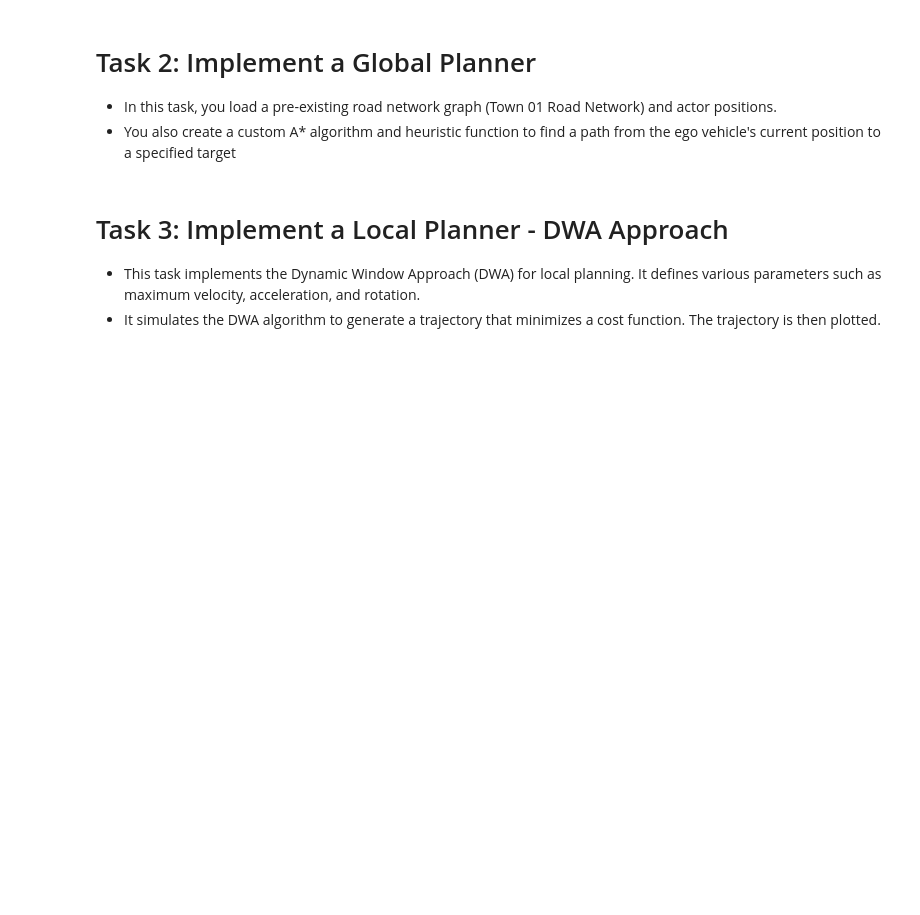
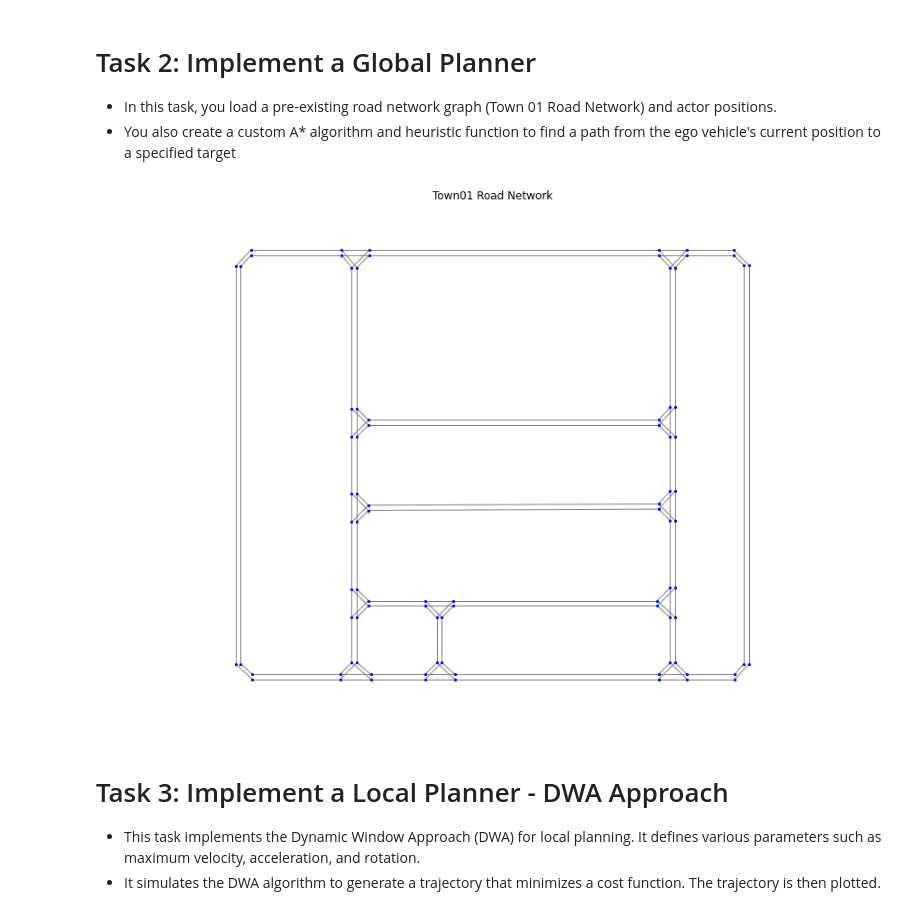
Before and after one commit to lapinxcode/AUVE_LAB_CODES, a Jupyter notebook: lab3/lab3.ipynb, the cells around one changed output. Cells and saved outputs as stored; diff of their text form; code cells hidden in the pictures; blank space fills up the shorter version.

```diff
--- a/lab3/lab3.ipynb
+++ b/lab3/lab3.ipynb
@@ -58,15 +124,31 @@ plt.show()
 # %%
 import pickle
 # %%
-nodes =  pickle.load(open('/home/user/ECN_AUVE_labs/lab2_data/Town01_nodes.pickle', 'rb'))
-edges =  pickle.load(open('/home/user/ECN_AUVE_labs/lab2_data/Town01_edges.pickle', 'rb'))
+nodes =  pickle.load(open("/user/rcoelhopae2025/AUVE_LAB_CODES/scenario2/lab2_data/Town01_nodes.pickle", 'rb'))
+edges =  pickle.load(open("/user/rcoelhopae2025/AUVE_LAB_CODES/scenario2/lab2_data/Town01_edges.pickle", 'rb'))
 
 G = nx.DiGraph()
 G.add_nodes_from(nodes)
 G.add_edges_from(edges)
 node_positions = {waypoint[0]: (waypoint[1]["vertex"][0], waypoint[1]["vertex"][1]) for waypoint in G.nodes.data()}
 
 # Draw the graph via networkx and matplotlib
+plt.figure(figsize=(12, 8))
+
+nx.draw(
+    G,
+    node_positions,
+    node_size=5,
+    node_color='blue',
+    edge_color='gray',
+    arrows=False
+)
+
+plt.title("Town01 Road Network")
+plt.axis("equal")
+plt.show()
+# %% [output]
+[figure, added]
 # %%
 from utils import get_actor_T_world
 
```
Also changed, not shown: parts of 4 cells of this notebook, 6 other files.
